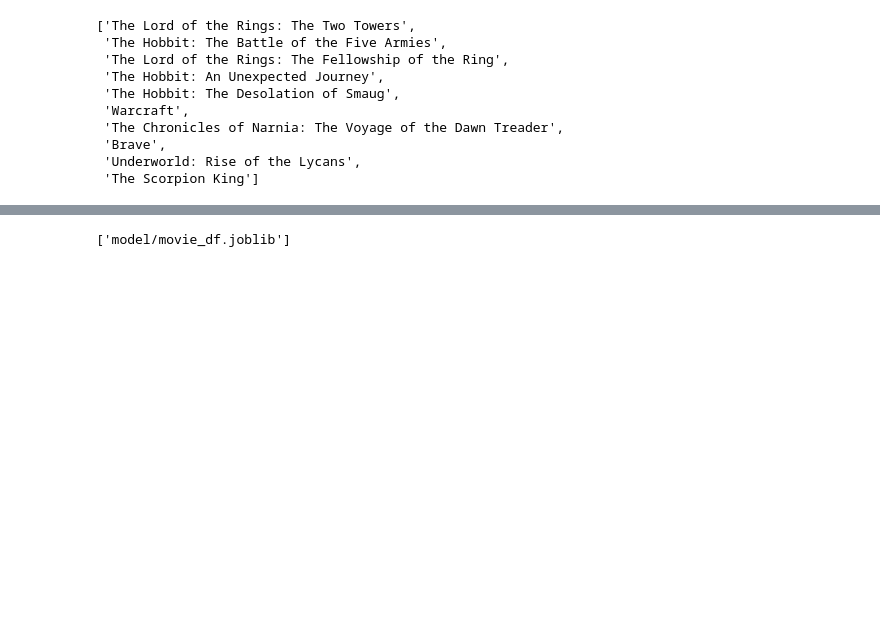
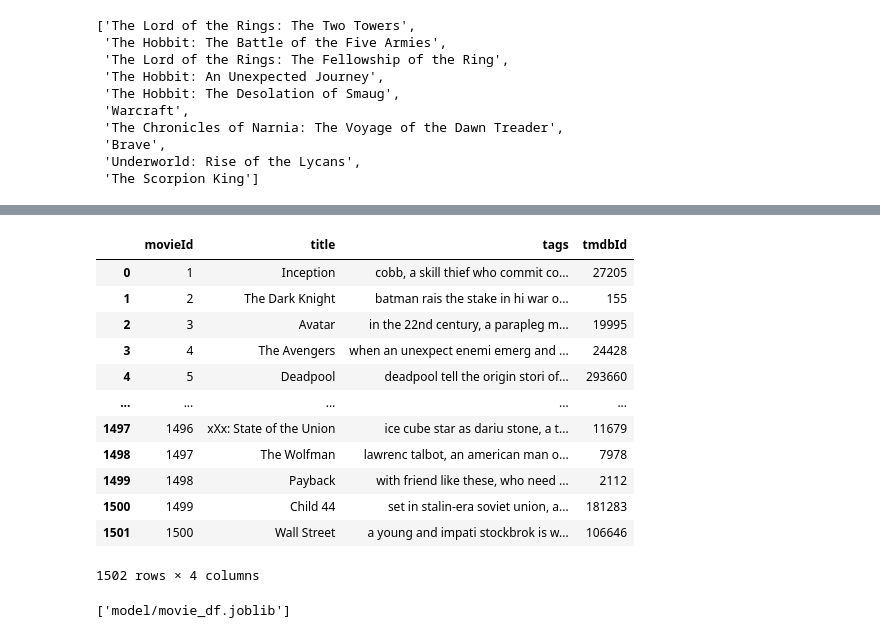
Before and after one commit to OmkarBhostekar/Engage22, a Jupyter notebook: movie-recommender-system.ipynb, the cells around one changed output, grey strips where cells are left out. Drawn from its saved outputs; the diff is of its cells as text; code cells hidden in the pictures; blank space fills up the shorter version.

```diff
--- a/movie-recommender-system.ipynb
+++ b/movie-recommender-system.ipynb
@@ -100,7 +100,7 @@ movies['crew'] = movies['crew'].apply(lambda x:[i.replace(" ","") for i in x])
 # %%
 movies['tags'] = movies['overview'] + movies['genres'] + movies['keywords'] + movies['cast'] + movies['crew']
 # %%
-newDf = movies[['movieId','title','tags','tmdbId','']]
+newDf = movies[['movieId','title','tags','tmdbId']]
 # %%
 newDf['tags'] = newDf['tags'].apply(lambda x: " ".join(x))
 # %% [output]
@@ -183,3 +168,19 @@ movies_raw.head(10)
+# %%
+newDf
+# %% [output]
+|  | movieId | title | tags | tmdbId |
+| 0 | 1 | Inception | cobb, a skill thief who commit co... | 27205 |
+| 1 | 2 | The Dark Knight | batman rais the stake in hi war o... | 155 |
+| 2 | 3 | Avatar | in the 22nd century, a parapleg m... | 19995 |
+| 3 | 4 | The Avengers | when an unexpect enemi emerg and ... | 24428 |
+| 4 | 5 | Deadpool | deadpool tell the origin stori of... | 293660 |
+| ... | ... | ... | ... | ... |
+| 1497 | 1496 | xXx: State of the Union | ice cube star as dariu stone, a t... | 11679 |
+| 1498 | 1497 | The Wolfman | lawrenc talbot, an american man o... | 7978 |
+| 1499 | 1498 | Payback | with friend like these, who need ... | 2112 |
+| 1500 | 1499 | Child 44 | set in stalin-era soviet union, a... | 181283 |
+| 1501 | 1500 | Wall Street | a young and impati stockbrok is w... | 106646 |
+1502 rows × 4 columns
 # %%
 from joblib import dump
 dump(similarity, 'model/content_based.joblib')
```
Also changed, not shown: parts of 3 cells of this notebook, 3 other files.
